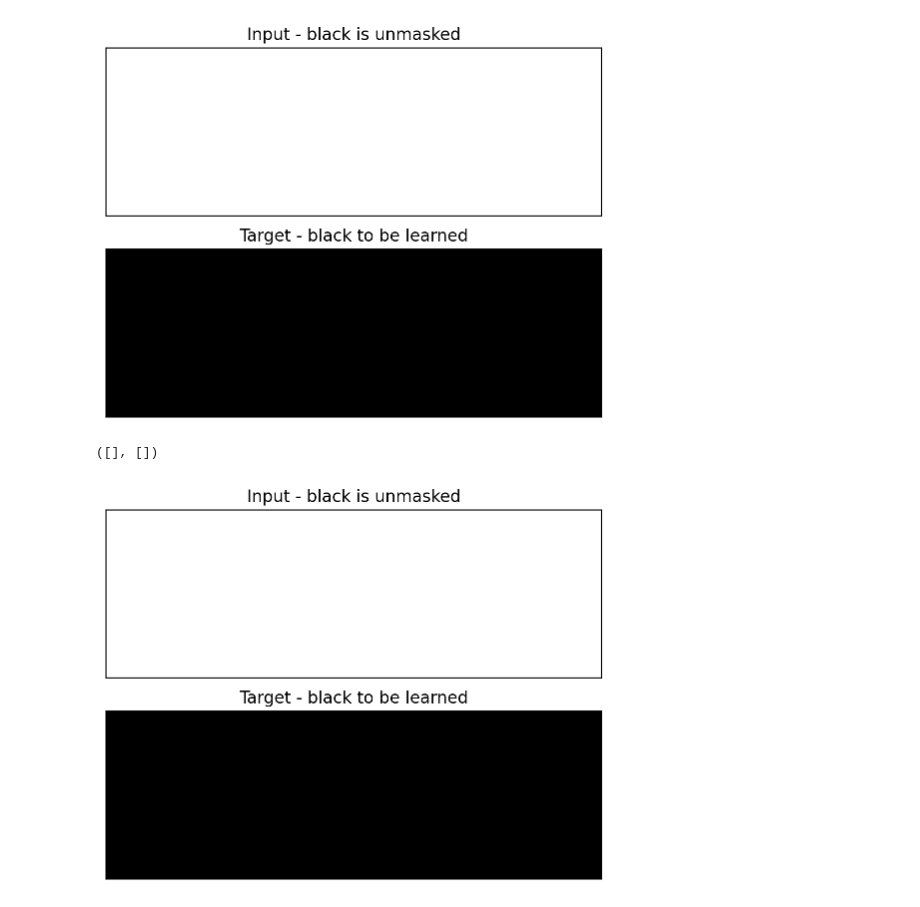
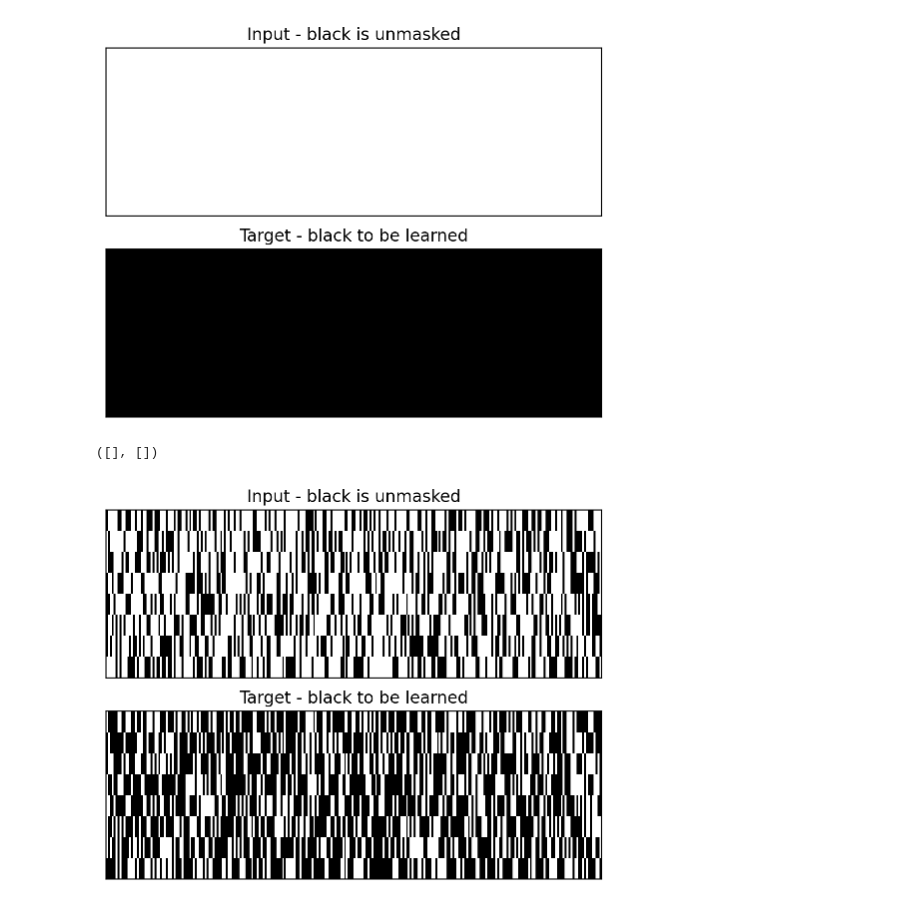
Before and after one commit to maximoskp/MaskedMelHarm, a Jupyter notebook: test_data.ipynb, the cells around one changed output. Saved outputs shown, nothing was run; the diff lists cells and outputs as text; code cells hidden in the pictures.

```diff
--- a/test_data.ipynb
+++ b/test_data.ipynb
@@ -110,27 +110,27 @@ plt.yticks([])
 ([], [])
 [figure]
 # %%
-step_idx = 5
+step_idx = 2
 masked_harmony, target = apply_structured_masking(
     batch['input_ids'],
     mask_token_id,
     step_idx,
     batch['time_signature'],
     curriculum_type='random' # 'no', 'random', 'ts_blank', 'ts_incr'
 )
 # print(masked_harmony)
 # print(target)
 plt.subplot(2,1,1)
 plt.imshow(masked_harmony!=mask_token_id, aspect='auto', cmap='gray_r', vmin=0, vmax=1)
 plt.title('Input - black is unmasked')
 plt.xticks([])
 plt.yticks([])
 plt.subplot(2,1,2)
 plt.imshow(target>-100, aspect='auto', cmap='gray_r', vmin=0, vmax=1)
 plt.title('Target - black to be learned')
 plt.xticks([])
 plt.yticks([])
 # %% [output]
 ([], [])
-[figure, old version]
+[figure, new version]
 # %%
```
Also changed, not shown: parts of 3 cells of this notebook, 10 other files.
